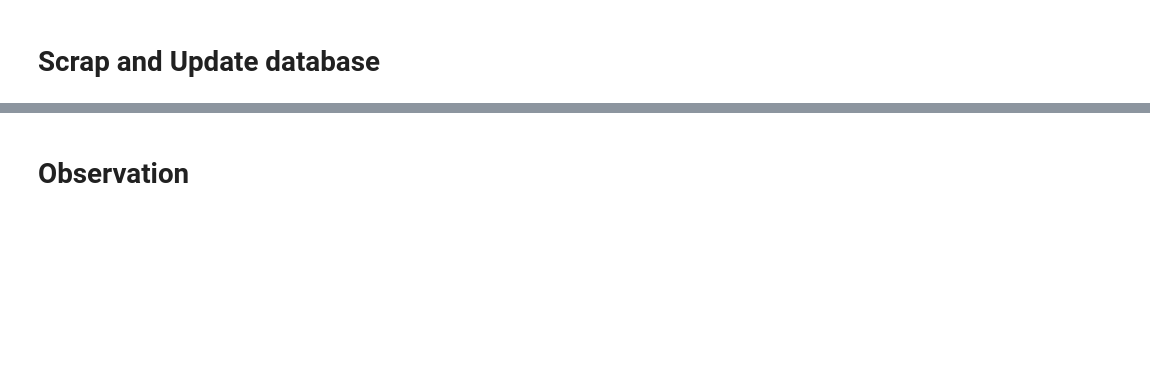
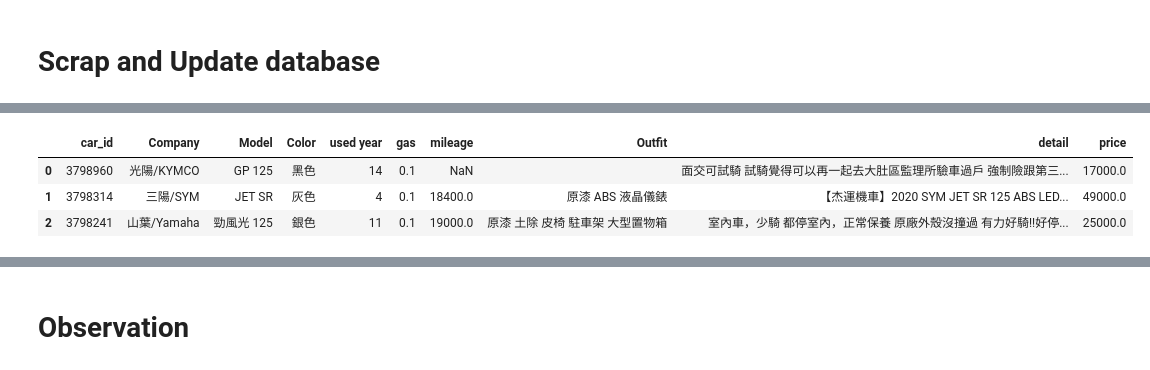
Before and after one commit to TamChonMan/motorbike_Scraper, a Jupyter notebook: motorcycle_scap.ipynb, the cells around one changed output, grey strips where cells are left out. Saved outputs shown, nothing was run; the diff lists cells and outputs as text; code cells hidden in the pictures; blank space fills up the shorter version.

```diff
--- a/motorcycle_scap.ipynb
+++ b/motorcycle_scap.ipynb
@@ -57,6 +57,13 @@ scraping 18 / 18 links soup
 # %%
 # simply clean the data
 df_new_car_info = car_scaper.clean_df(df_new_car_info)
+# %%
+df_new_car_info
+# %% [output]
+|  | car_id | Company | Model | Color | used year | gas | mileage | Outfit | detail | price |
+| 0 | 3798960 | 光陽/KYMCO | GP 125 | 黑色 | 14 | 0.1 | NaN |  | 面交可試騎 試騎覺得可以再一起去大肚區監理所驗車過戶 強制險跟第三... | 17000.0 |
+| 1 | 3798314 | 三陽/SYM | JET SR | 灰色 | 4 | 0.1 | 18400.0 | 原漆 ABS 液晶儀錶 | 【杰運機車】2020 SYM JET SR 125 ABS LED... | 49000.0 |
+| 2 | 3798241 | 山葉/Yamaha | 勁風光 125 | 銀色 | 11 | 0.1 | 19000.0 | 原漆 土除 皮椅 駐車架 大型置物箱 | 室內車，少騎 都停室內，正常保養 原廠外殼沒撞過 有力好騎!!好停... | 25000.0 |
 # %%
 #Save thd new-scraped data into database
 new_df_car_info = car_scaper.Update_database(df_new_car_info,'./df_car_info.csv')
```
Also changed, not shown: parts of 23 cells of this notebook, 1 other file.
